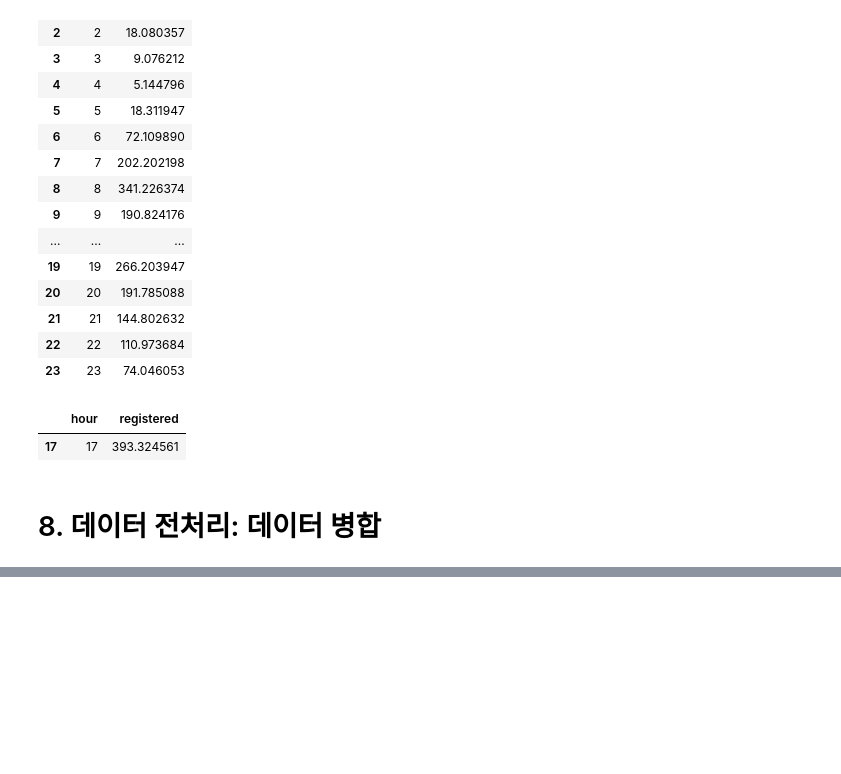
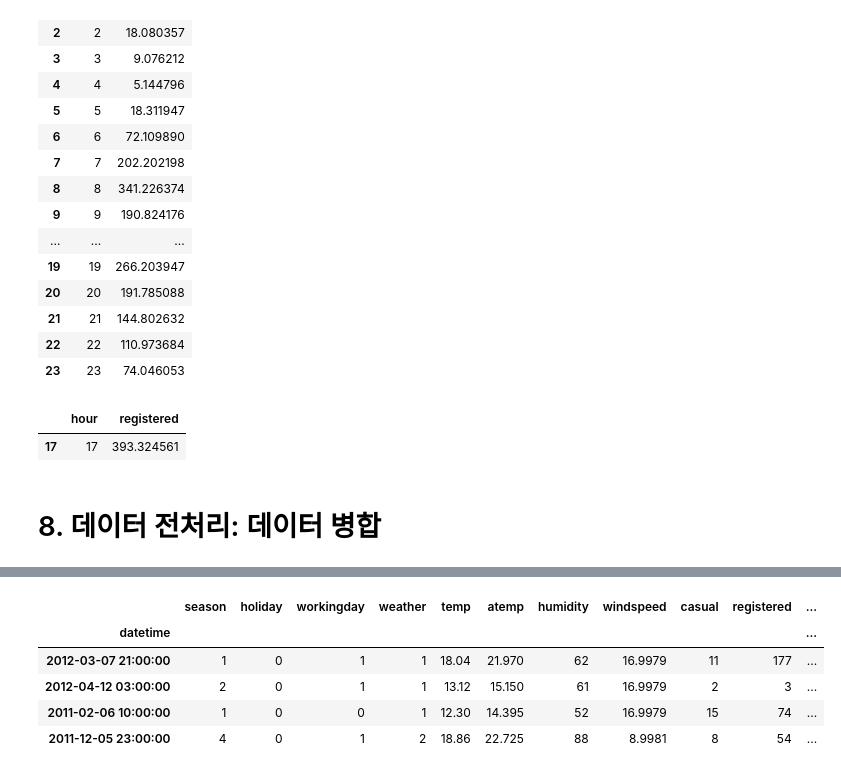
Before and after one commit to jinred9/TIL, a Jupyter notebook: TIL_file/202303/TIL_20230327.ipynb, the cells around one changed output, grey strips where cells are left out. Drawn from its saved outputs; the diff is of its cells as text; code cells hidden in the pictures; blank space fills up the shorter version.

```diff
--- a/TIL_file/202303/TIL_20230327.ipynb
+++ b/TIL_file/202303/TIL_20230327.ipynb
@@ -414,0 +417,3 @@ bike_reg.loc[bike_reg['registered'] == bike_reg['registered'].max()]
+# %%
+bike = pd.read_csv('../../ref_files/csv_file/bike.csv')
+bike.head()
@@ -414,0 +427,3 @@ bike_reg.loc[bike_reg['registered'] == bike_reg['registered'].max()]
+# %%
+bike_sub = bike.sample(n = 4, random_state=123)
+bike_sub
@@ -414,0 +452,3 @@ bike_reg.loc[bike_reg['registered'] == bike_reg['registered'].max()]
+# %%
+bike_sub = bike_sub.reset_index(drop=True)
+bike_sub
@@ -414,0 +461,10 @@ bike_reg.loc[bike_reg['registered'] == bike_reg['registered'].max()]
+# %%
+bike_sub = bike_sub.set_index('datetime')
+bike_sub
+# %% [output]
+|  | season | holiday | workingday | weather | temp | atemp | humidity | windspeed | casual | registered | ... |
+| datetime |  |  |  |  |  |  |  |  |  |  | ... |
+| 2012-03-07 21:00:00 | 1 | 0 | 1 | 1 | 18.04 | 21.970 | 62 | 16.9979 | 11 | 177 | ... |
+| 2012-04-12 03:00:00 | 2 | 0 | 1 | 1 | 13.12 | 15.150 | 61 | 16.9979 | 2 | 3 | ... |
+| 2011-02-06 10:00:00 | 1 | 0 | 0 | 1 | 12.30 | 14.395 | 52 | 16.9979 | 15 | 74 | ... |
+| 2011-12-05 23:00:00 | 4 | 0 | 1 | 2 | 18.86 | 22.725 | 88 | 8.9981 | 8 | 54 | ... |
```
Also changed, not shown: parts of 36 cells of this notebook, 4 other files.
